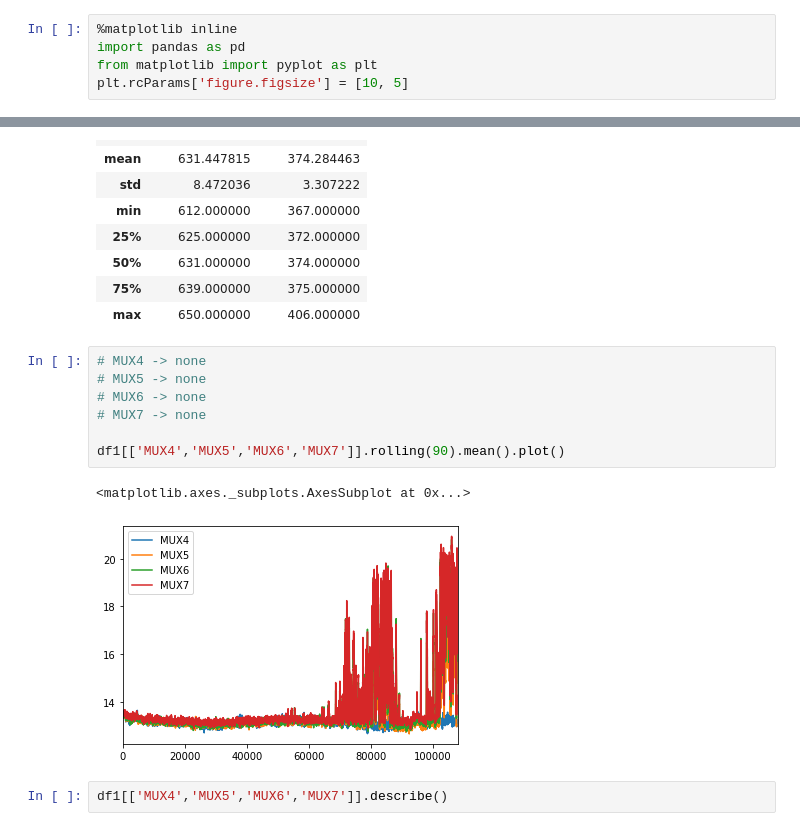
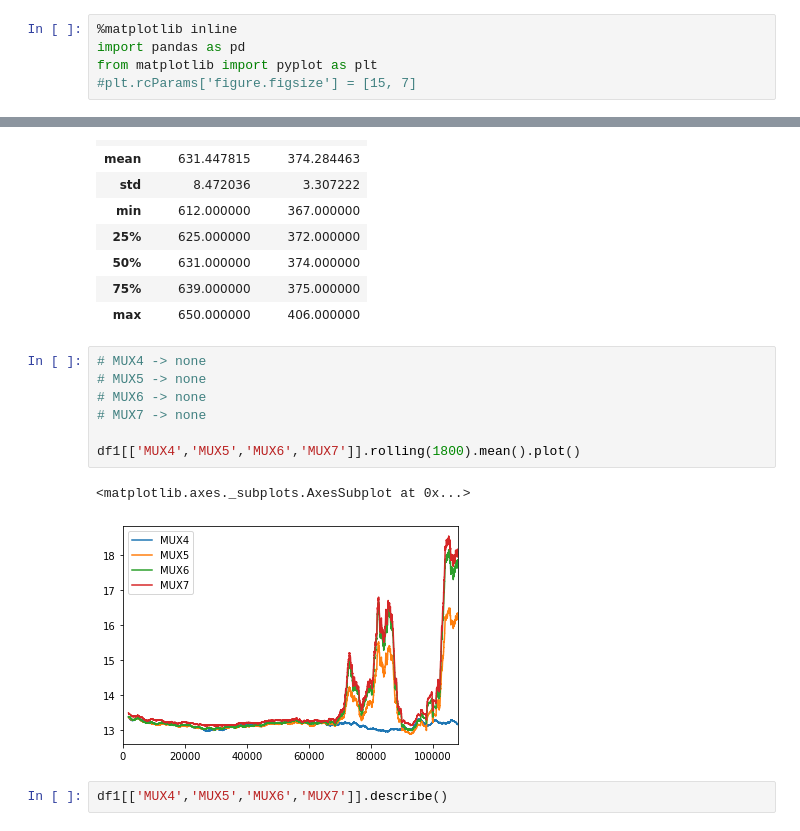
Before and after one commit to mygs/babilonia, a Jupyter notebook: research/mux-capacitive/moisture.ipynb, the cells around one changed output, grey strips where cells are left out. Drawn from its saved outputs; the diff is of its cells as text.

```diff
--- a/research/mux-capacitive/moisture.ipynb
+++ b/research/mux-capacitive/moisture.ipynb
@@ -2,7 +2,7 @@
 %matplotlib inline
 import pandas as pd
 from matplotlib import pyplot as plt
-plt.rcParams['figure.figsize'] = [10, 5]
+#plt.rcParams['figure.figsize'] = [15, 7]
 # %% [markdown]
 # TEST0001
 # %%
@@ -42,13 +45,13 @@ df1[['MUX0','MUX3']].describe()
 # %%
 # MUX4 -> none
 # MUX5 -> none
 # MUX6 -> none
 # MUX7 -> none
 
-df1[['MUX4','MUX5','MUX6','MUX7']].rolling(90).mean().plot()
+df1[['MUX4','MUX5','MUX6','MUX7']].rolling(1800).mean().plot()
 # %% [output]
 <matplotlib.axes._subplots.AxesSubplot at 0x...>
-[figure, old version]
+[figure, new version]
 # %%
 df1[['MUX4','MUX5','MUX6','MUX7']].describe()
 # %% [output]
```
Also changed, not shown: parts of 9 cells of this notebook, 1 other file.
